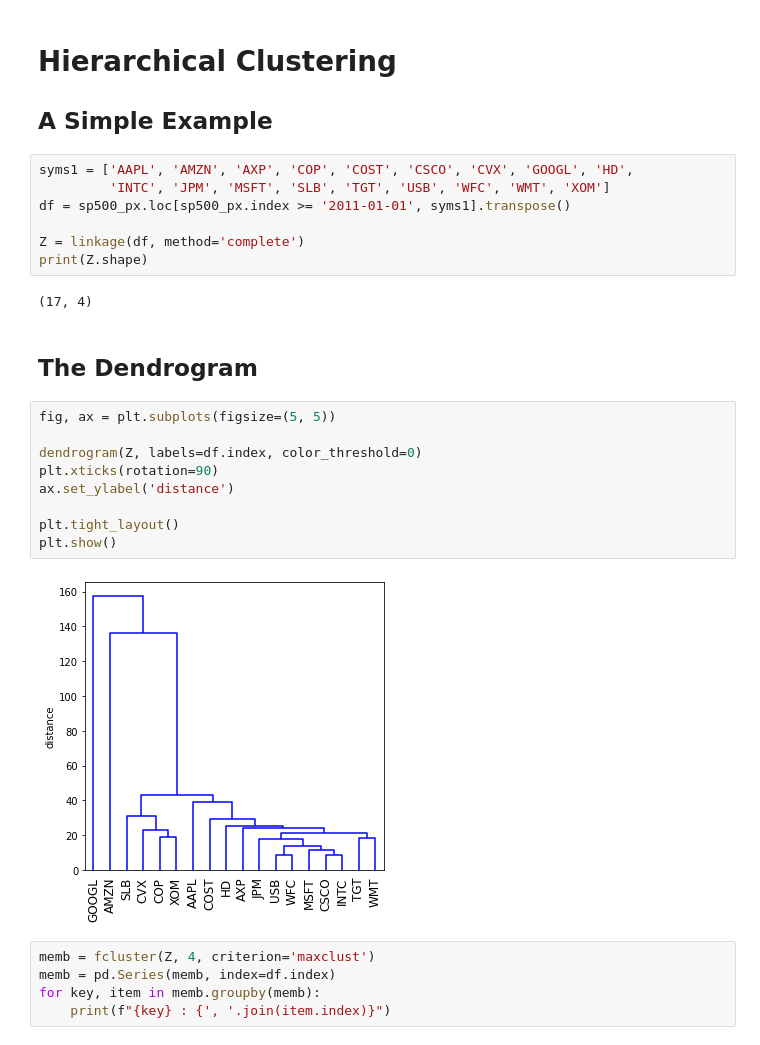
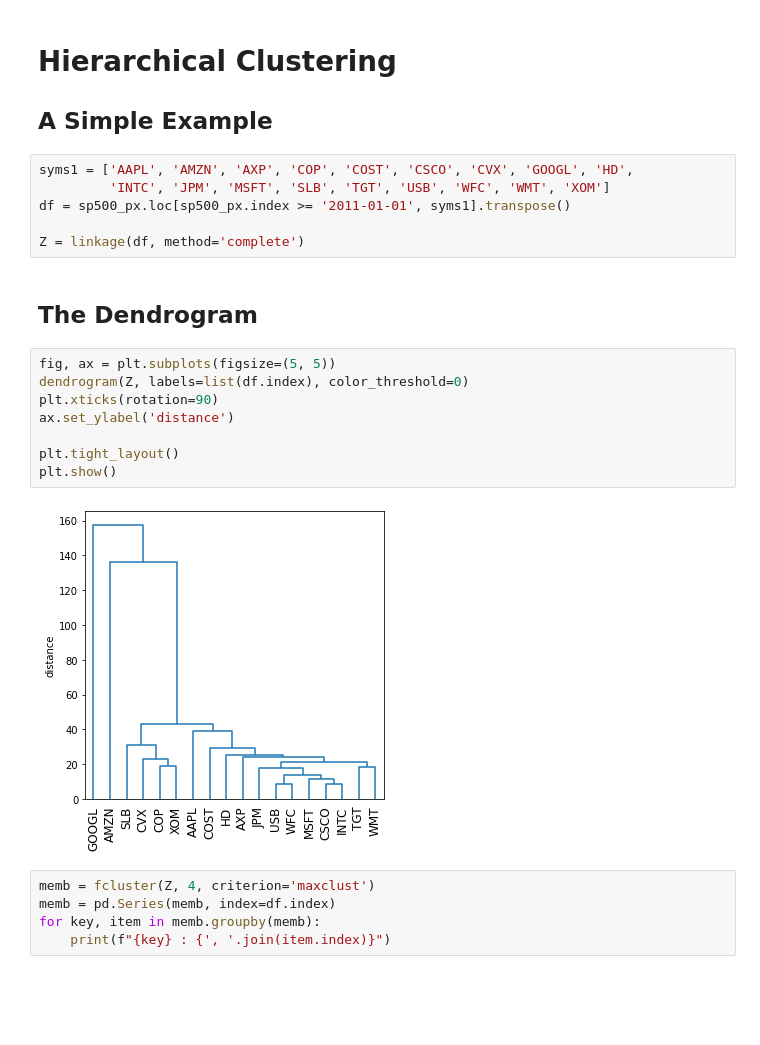
Before and after one commit to gedeck/practical-statistics-for-data-scientists, a Jupyter notebook: python/notebooks/Chapter 7 - Unsupervised Learning.ipynb, the cells around one changed output. Cells and saved outputs as stored; diff of their text form; blank space fills up the shorter version.

Commit message:
Dendrogram doesn't accept pandas index object (#12)

```diff
--- a/python/notebooks/Chapter 7 - Unsupervised Learning.ipynb
+++ b/python/notebooks/Chapter 7 - Unsupervised Learning.ipynb
@@ -244,22 +244,18 @@ syms1 = ['AAPL', 'AMZN', 'AXP', 'COP', 'COST', 'CSCO', 'CVX', 'GOOGL', 'HD',
 df = sp500_px.loc[sp500_px.index >= '2011-01-01', syms1].transpose()
 
 Z = linkage(df, method='complete')
-print(Z.shape)
-# %% [output]
-(17, 4)
 # %% [markdown]
 ## The Dendrogram
 # %%
 fig, ax = plt.subplots(figsize=(5, 5))
-
-dendrogram(Z, labels=df.index, color_threshold=0)
+dendrogram(Z, labels=list(df.index), color_threshold=0)
 plt.xticks(rotation=90)
 ax.set_ylabel('distance')
 
 plt.tight_layout()
 plt.show()
 # %% [output]
-[figure, old version]
+[figure, new version]
 # %%
 memb = fcluster(Z, 4, criterion='maxclust')
 memb = pd.Series(memb, index=df.index)
```
Also changed, not shown: parts of 11 cells of this notebook, 4 other files.
